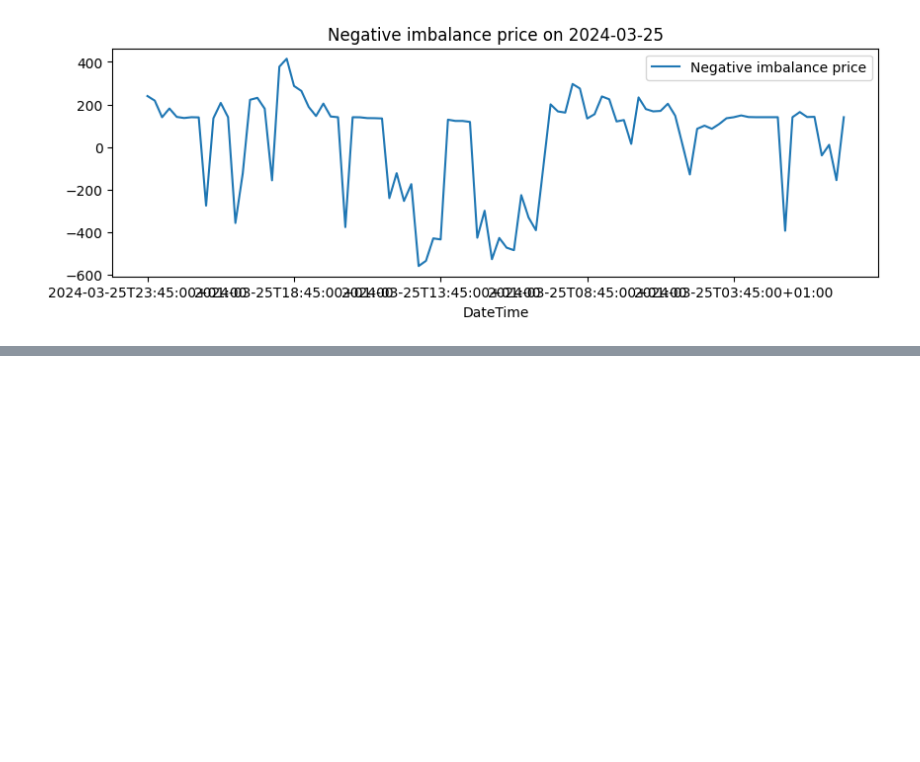
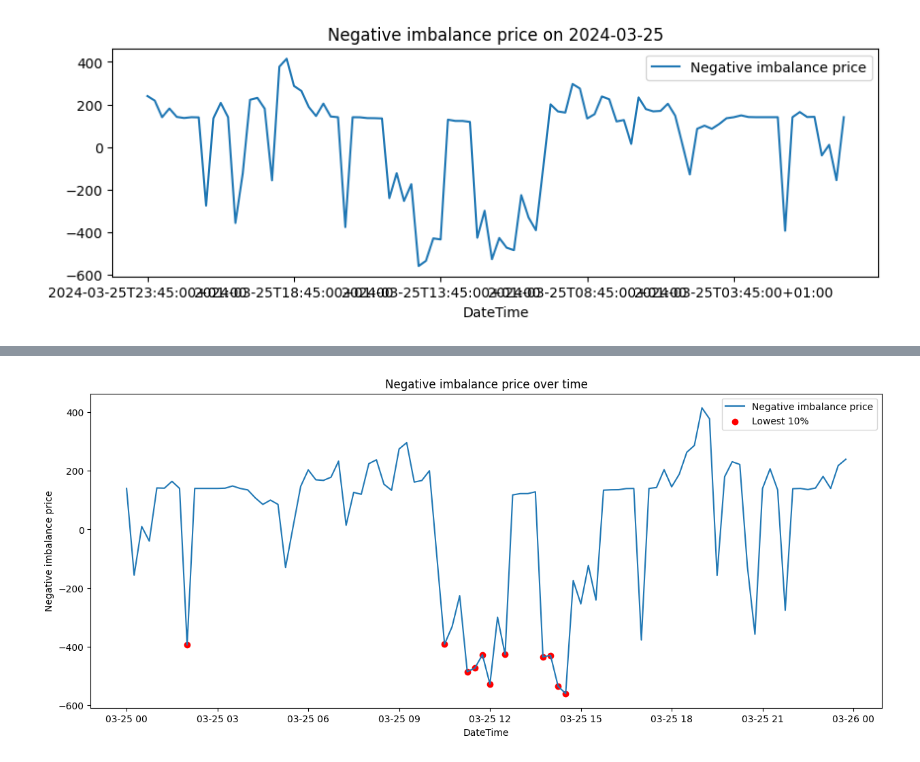
Before and after one commit to inthepocket/Elia-Hackathon-Steering, a Jupyter notebook: 01_play_with_data.ipynb, the cells around one changed output, grey strips where cells are left out. Drawn from its saved outputs; the diff is of its cells as text; code cells hidden in the pictures; blank space fills up the shorter version.

Commit message:
Visualise the quarters with the lowest price needed to fully charge an EV

```diff
--- a/01_play_with_data.ipynb
+++ b/01_play_with_data.ipynb
@@ -16,3 +16,16 @@ df.plot(x='DateTime', y='Negative imbalance price', title='Negative imbalance pr
 # %% [output]
 <Axes: title={'center': 'Negative imbalance price on 2024-03-25'}, xlabel='DateTime'>
 [figure]
+# %%
+ev_battery_capacity = 60  # kWh
+ev_pmax = 22  # kW
+ev_charged_per_quarter = ev_pmax / 4  # kWh
+
+
+ev_charging_quarters_needed_count = ev_battery_capacity / ev_charged_per_quarter
+
+total_quarters_count = len(df)
+
+percent_of_quarters_needed = ev_charging_quarters_needed_count / total_quarters_count  # not as a percentage but just as a number between 0 and 1
+
+print(f'EV charging quarters needed: {ev_charging_quarters_needed_count}, which is {percent_of_quarters_needed:.2f} of all quarters')
@@ -18,0 +34,3 @@ df.plot(x='DateTime', y='Negative imbalance price', title='Negative imbalance pr
+# %%
+# for each row in the df, calculate if it's in the lowest 10% of them
+df['is_in_lowest_quarters'] = df['Negative imbalance price'] <= df['Negative imbalance price'].quantile(percent_of_quarters_needed)
@@ -18,0 +50,20 @@ df.plot(x='DateTime', y='Negative imbalance price', title='Negative imbalance pr
+# %%
+# Assume your dataframe is df
+df['DateTime'] = pd.to_datetime(df['DateTime'])  # Ensure DateTime is in the correct format
+
+plt.figure(figsize=(15,6))
+
+# plot all the prices
+plt.plot(df['DateTime'], df['Negative imbalance price'], label='Negative imbalance price')
+
+# overlay the points where 'is_in_lowest_quarters' is True
+plt.scatter(df[df['is_in_lowest_quarters']]['DateTime'], df[df['is_in_lowest_quarters']]['Negative imbalance price'], color='red', label='Lowest 10%')
+
+plt.xlabel('DateTime')
+plt.ylabel('Negative imbalance price')
+plt.title('Negative imbalance price over time')
+plt.legend()
+
+plt.show()
+# %% [output]
+[figure, added]
```
Also changed, not shown: parts of 2 cells of this notebook.
